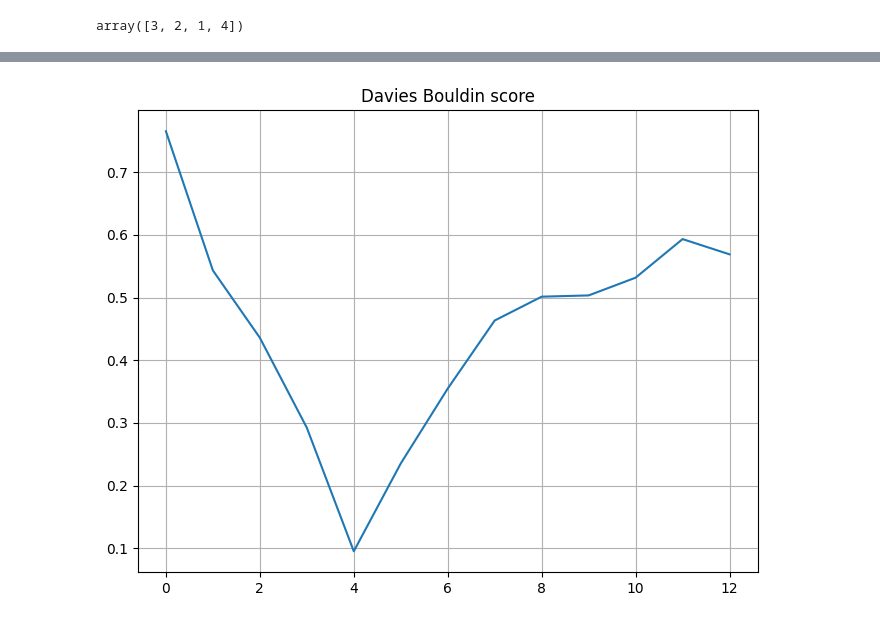
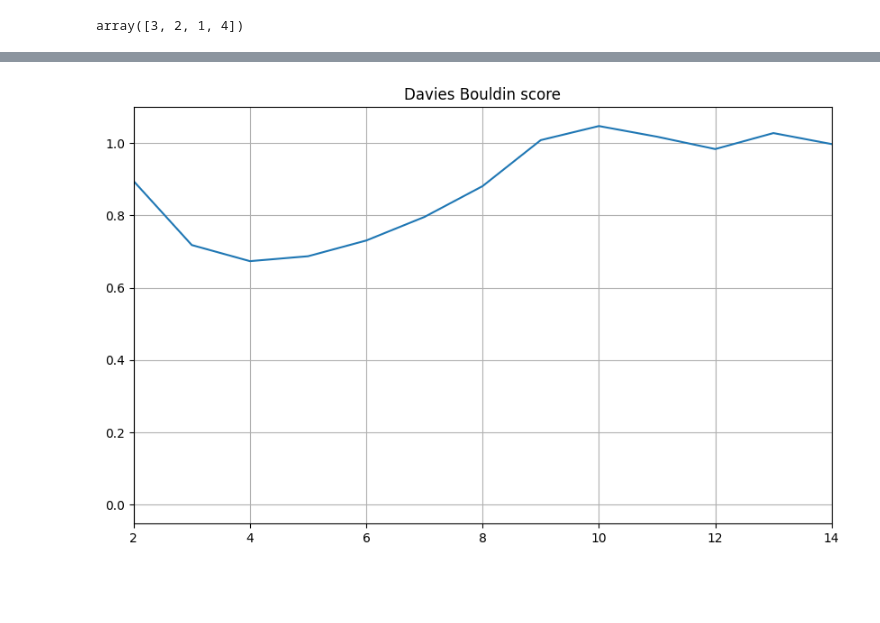
Before and after one commit to marcello10/Agrupamento_Hierarquico, a Jupyter notebook: hierachical_clustering.ipynb, the cells around one changed output, grey strips where cells are left out. Drawn from its saved outputs; the diff is of its cells as text; code cells hidden in the pictures; blank space fills up the shorter version.

```diff
--- a/hierachical_clustering.ipynb
+++ b/hierachical_clustering.ipynb
@@ -128,7 +112,7 @@ Z.shape
 from scipy.cluster.hierarchy import fcluster
 
 # Suponha que você queira formar 4 clusters
-clusters = fcluster(Z, 4, criterion='maxclust')
+clusters = fcluster(Z, 6, criterion='maxclust')
 
 # Calcule o índice de silhueta
 silhouette_avg = silhouette_score(X, clusters)
@@ -151,13 +135,14 @@ calinski_harabasz_score(X, clusters)
 # %%
 max_cluster = 15
-cluster_calinski_series = []
+cluster_calinski_series = [0 for i in range(max_cluster)]
 for i in range(2,max_cluster):
     # Suponha que você queira formar 4 clusters
     clusters = fcluster(Z, i, criterion='maxclust')
-    CH_index = calinski_harabasz_score(X_pca, clusters)
-    cluster_calinski_series.append(CH_index)
-fig,ax = plt.subplots(figsize=(8,6))
+    CH_index = calinski_harabasz_score(X, clusters)
+    cluster_calinski_series[i]=(CH_index)
+fig,ax = plt.subplots(figsize=(10,6))
 plt.plot(cluster_calinski_series)
+plt.xlim(2,14)
 ax.grid()
 plt.title("calinki_harabasz score")
 plt.show()
@@ -166,13 +155,14 @@ plt.show()
 # %%
 max_cluster = 15
-cluster_silhouette_series = []
+cluster_silhouette_series = [0 for i in range(max_cluster)]
 for i in range(2,max_cluster):
     # Suponha que você queira formar 4 clusters
     clusters = fcluster(Z, i, criterion='maxclust')
-    shi_score = silhouette_score(X_pca, clusters)
-    cluster_silhouette_series.append(shi_score)
-fig,ax = plt.subplots(figsize=(8,6))
+    shi_score = silhouette_score(X, clusters)
+    cluster_silhouette_series[i] = (shi_score)
+fig,ax = plt.subplots(figsize=(10,6))
 plt.plot(cluster_silhouette_series)
+plt.xlim(2,14)
 ax.grid()
 plt.title("Silhouette score")
 plt.show()
@@ -181,17 +171,18 @@ plt.show()
 # %%
 max_cluster = 15
-cluster_davies_series = []
+cluster_davies_series = [0 for i in range(max_cluster)]
 for i in range(2,max_cluster):
     # Suponha que você queira formar 4 clusters
     clusters = fcluster(Z, i, criterion='maxclust')
-    davies_score = davies_bouldin_score(X_pca, clusters)
-    cluster_davies_series.append(davies_score)
-fig,ax = plt.subplots(figsize=(8,6))
+    davies_score = davies_bouldin_score(X, clusters)
+    cluster_davies_series[i]=(davies_score)
+fig,ax = plt.subplots(figsize=(10,6))
+plt.xlim(2,14)
 plt.plot(cluster_davies_series)
 ax.grid()
 plt.title("Davies Bouldin score")
 plt.show()
 # %% [output]
-[figure, old version]
+[figure, new version]
 # %%
 clusters = fcluster(Z, 4, criterion='maxclust')
```
Also changed, not shown: parts of 11 cells of this notebook.
